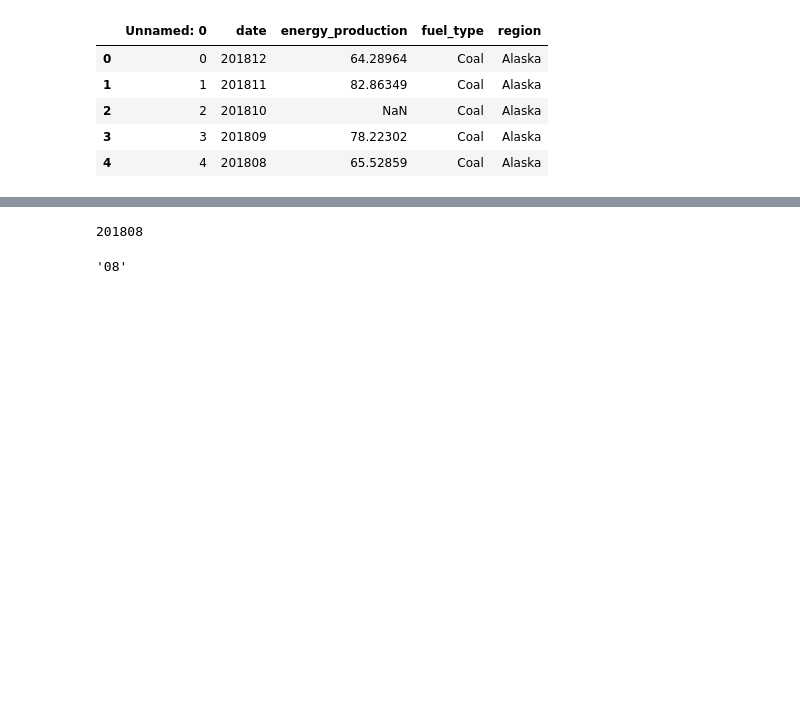
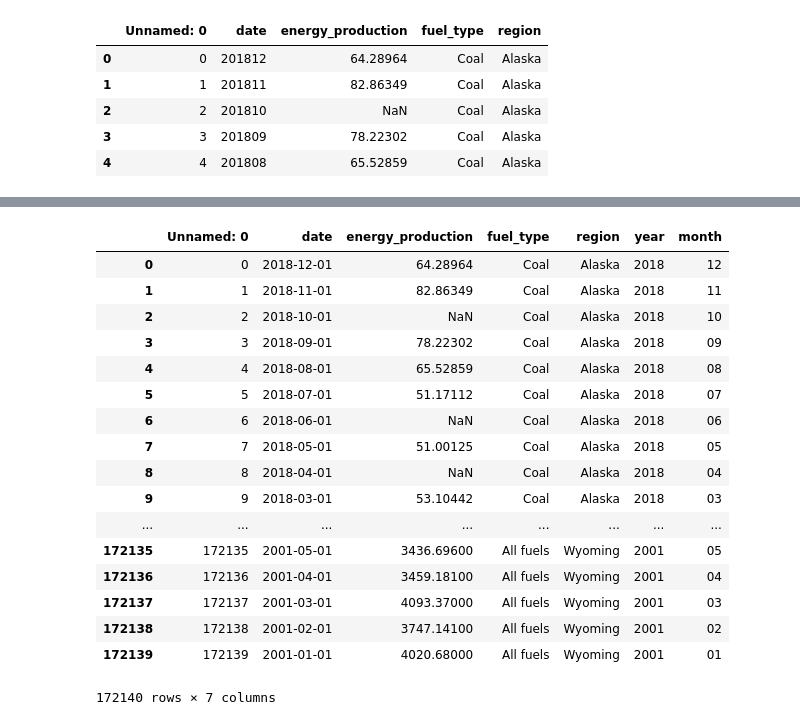
Before and after one commit to randyn/unemployment-renewable-energy-ETL, a Jupyter notebook: FinalClean-Merge.ipynb, the cells around one changed output, grey strips where cells are left out. Saved outputs shown, nothing was run; the diff lists cells and outputs as text; code cells hidden in the pictures; blank space fills up the shorter version.

```diff
--- a/FinalClean-Merge.ipynb
+++ b/FinalClean-Merge.ipynb
@@ -99,14 +167,29 @@ SouthDakota                    1980
 RhodeIsland                    1672
 DC                              734
 Name: region, Length: 62, dtype: int64
-# %%
-date_string = str(all_fuels_region_production.iloc[4]['date'])
-print(date_string)
-current_date = dt.datetime.strptime(date_string, '%Y%m')
-# current_month = f"M{current_date}""
-# %% [output]
-201808
-# %%
-current_date.strftime('%m')
-# %% [output]
-'08'
+# %%
+# split date to year and month
+all_fuels_region_production["date"] = all_fuels_region_production['date'].astype('str')
+all_fuels_region_production["date"] = pd.to_datetime(all_fuels_region_production['date'],errors='coerce',format='%Y%m')
+all_fuels_region_production["year"] = all_fuels_region_production["date"].dt.strftime('%Y')
+all_fuels_region_production["month"] = all_fuels_region_production["date"].dt.strftime('%m')
+all_fuels_region_production
+# %% [output]
+|  | Unnamed: 0 | date | energy_production | fuel_type | region | year | month |
+| 0 | 0 | 2018-12-01 | 64.28964 | Coal | Alaska | 2018 | 12 |
+| 1 | 1 | 2018-11-01 | 82.86349 | Coal | Alaska | 2018 | 11 |
+| 2 | 2 | 2018-10-01 | NaN | Coal | Alaska | 2018 | 10 |
+| 3 | 3 | 2018-09-01 | 78.22302 | Coal | Alaska | 2018 | 09 |
+| 4 | 4 | 2018-08-01 | 65.52859 | Coal | Alaska | 2018 | 08 |
+| 5 | 5 | 2018-07-01 | 51.17112 | Coal | Alaska | 2018 | 07 |
+| 6 | 6 | 2018-06-01 | NaN | Coal | Alaska | 2018 | 06 |
+| 7 | 7 | 2018-05-01 | 51.00125 | Coal | Alaska | 2018 | 05 |
+| 8 | 8 | 2018-04-01 | NaN | Coal | Alaska | 2018 | 04 |
+| 9 | 9 | 2018-03-01 | 53.10442 | Coal | Alaska | 2018 | 03 |
+| ... | ... | ... | ... | ... | ... | ... | ... |
+| 172135 | 172135 | 2001-05-01 | 3436.69600 | All fuels | Wyoming | 2001 | 05 |
+| 172136 | 172136 | 2001-04-01 | 3459.18100 | All fuels | Wyoming | 2001 | 04 |
+| 172137 | 172137 | 2001-03-01 | 4093.37000 | All fuels | Wyoming | 2001 | 03 |
+| 172138 | 172138 | 2001-02-01 | 3747.14100 | All fuels | Wyoming | 2001 | 02 |
+| 172139 | 172139 | 2001-01-01 | 4020.68000 | All fuels | Wyoming | 2001 | 01 |
+172140 rows × 7 columns
```
Also changed, not shown: parts of 14 cells of this notebook.
